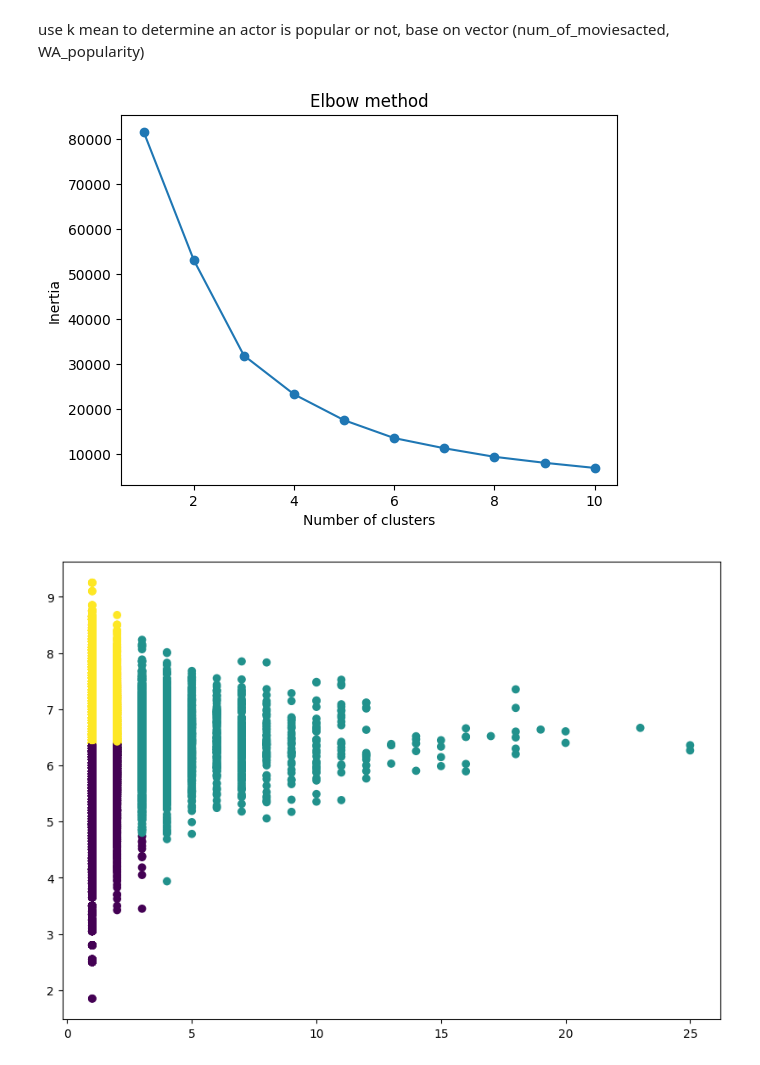
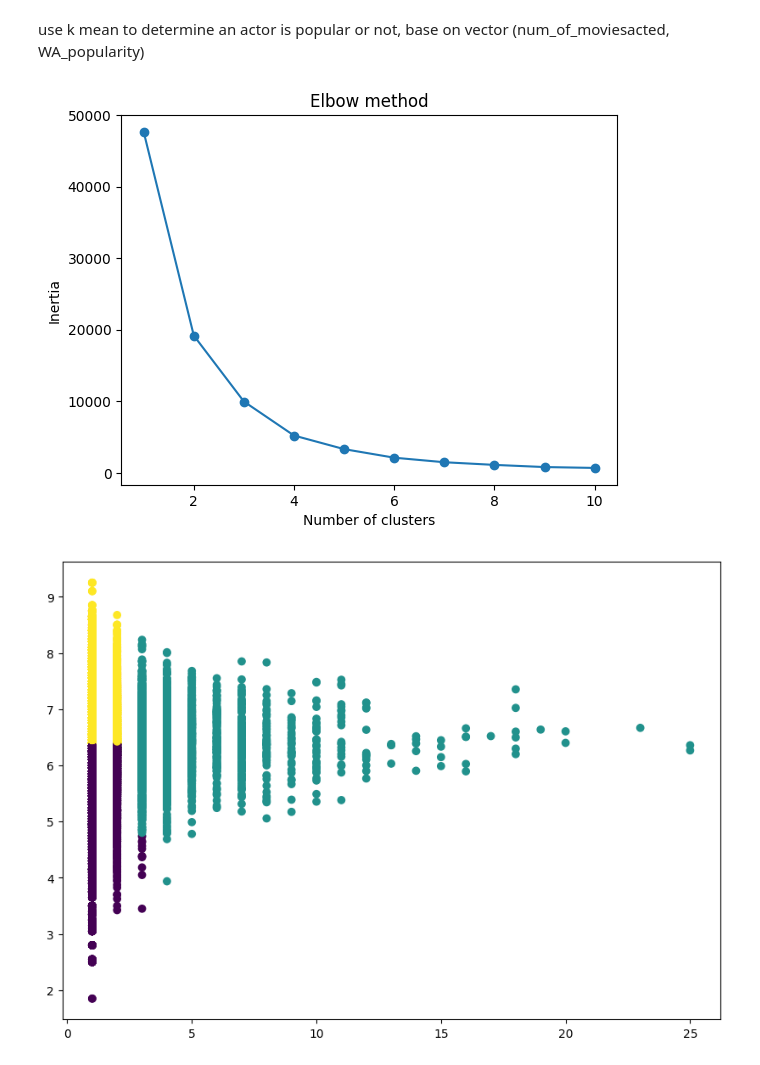
Before and after one commit to XiaoyingChen924/Movie_Popularity_Analysis, a Jupyter notebook: actor_director_preprocseeing.ipynb, the cells around one changed output. Saved outputs shown, nothing was run; the diff lists cells and outputs as text; code cells hidden in the pictures.

Commit message:
director_actor code adjust

```diff
--- a/actor_director_preprocseeing.ipynb
+++ b/actor_director_preprocseeing.ipynb
@@ -106,22 +149,22 @@ from mpl_toolkits import mplot3d
 import itertools
 # %%
 actor_df = pd.read_csv("actor.csv")
-data = list(zip(actor_df["num_of_movie"], actor_df["avg_score"] )) #, actor_df["avg_popularity"]))
+data = list(zip(actor_df["num_of_movie"], actor_df["avg_popularity"]))  #, actor_df["avg_popularity"])), actor_df["avg_score"],
 inertias = []
 inertias = []
 
 for i in range(1,11):
     kmeans = KMeans(n_clusters=i)
     kmeans.fit(data)
     inertias.append(kmeans.inertia_)
 
 plt.plot(range(1,11), inertias, marker='o')
 plt.title('Elbow method')
 plt.xlabel('Number of clusters')
 plt.ylabel('Inertia')
 plt.show()
 # %% [output]
-[figure, old version]
+[figure, new version]
 # %%
 kmeans = KMeans(n_clusters=3)
 kmeans.fit(data)
```
Also changed, not shown: parts of 3 cells of this notebook, 5 other files.
